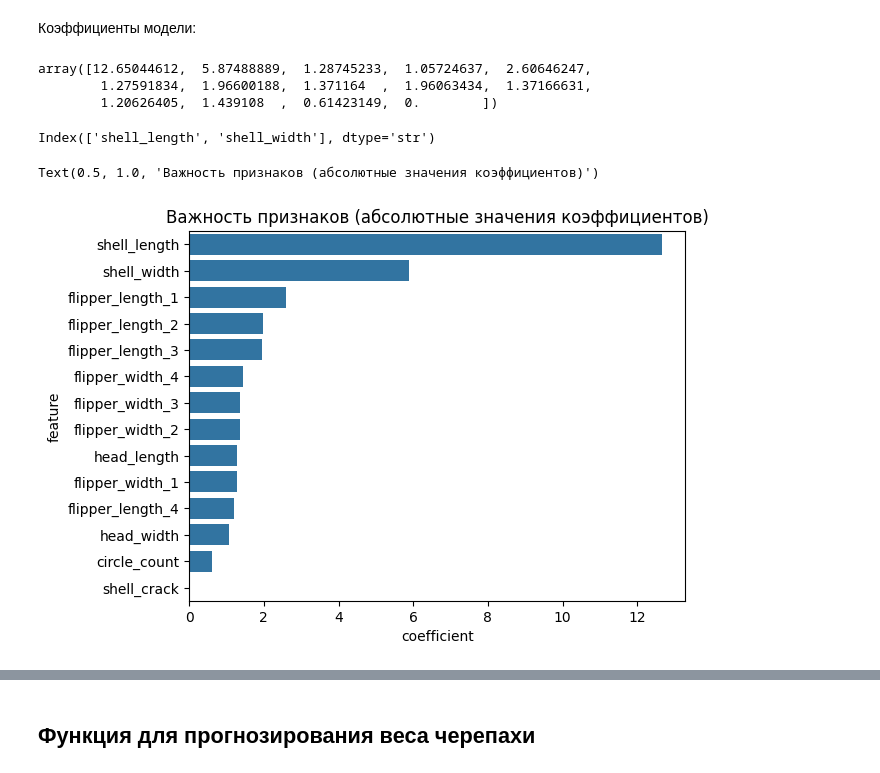
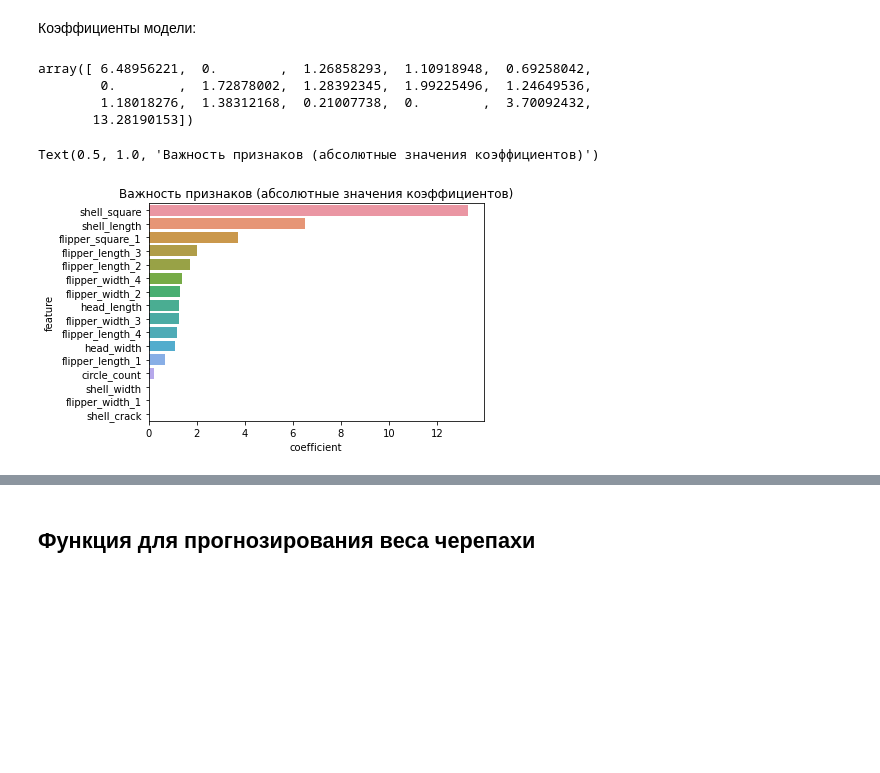
Before and after one commit to nikolai/practicum-turtles-weight-linear-regression, a Jupyter notebook: ngsmirnov_turtle_weight_prediction_model.ipynb, the cells around one changed output, grey strips where cells are left out. Cells and saved outputs as stored; diff of their text form; code cells hidden in the pictures; blank space fills up the shorter version.

```diff
--- a/ngsmirnov_turtle_weight_prediction_model.ipynb
+++ b/ngsmirnov_turtle_weight_prediction_model.ipynb
@@ -38,7 +113,8 @@ import requests
 # %% [markdown]
 Загрузим данные, если они отсутствуют в репозитории.
 # %%
-local_dataset_file = 'datasets/turtles.csv'
+local_path = 'datasets'
+local_dataset_file = f'{local_path}/turtles.csv'
 remote_dataset_url = 'https://code.s3.yandex.net/datasets/turtles.csv'
 def read_dataset_csv():
     return pd.read_csv(local_dataset_file, sep='\t', decimal=',')
@@ -46,6 +122,7 @@ def read_dataset_csv():
 try:
     df = read_dataset_csv()
 except FileNotFoundError:
+    os.makedirs(local_path, exist_ok=True)
     print(f'Файл не найден. Загружаем файл в {local_dataset_file} из {remote_dataset_url}')
     response = requests.get(remote_dataset_url)
     if response.status_code == 200:
@@ -630,3 +940,11 @@ plt.show()
+# %%
+df = df.drop(columns=[
+    'id',
+    'binomial_name',
+    'registration_number',
+    'measure_count',
+    'timestamp',
+])
 # %% [markdown]
 ### Вывод по исследовательскому анализу данных
 
@@ -948,22 +1332,26 @@ X_train_new_std, X_val_new_std, X_test_new_std = scale_data(
     X_train_new, X_val_new, X_test_new, method='standard'
 )
 
+new_sgd_model = SGDRegressor(
+    eta0=0.01,
+    max_iter=100,
+    loss='epsilon_insensitive',
+    random_state=RAND_STATE,
+    learning_rate='constant', # фиксированный шаг обучения
+    tol=1e-3,                 # критерий остановки по изменению ошибки
+    alpha=0.01,
+    penalty='l1',
+)
 merics_new = fit_predict_calc(
-    SGDRegressor(
-        eta0=0.01,
-        max_iter=100,
-        loss='epsilon_insensitive',
-        random_state=RAND_STATE,
-        learning_rate='constant', # фиксированный шаг обучения
-        tol=1e-3,                 # критерий остановки по изменению ошибки
-        alpha=0.01,
-        penalty='l1',
-    ),
+    new_sgd_model,
     X_train_new_std, y_train_new,
     X_val_new_std, y_val_new,
     model_name='new features',
     ds_name='std'
 )
+results.append(merics_new)
+df_results = pd.DataFrame(results)
+best_model = new_sgd_model
 merics_new
 # %% [output]
 {'model': 'new features',
@@ -1044,21 +1481,18 @@ calculate_metrics(y_test, y_test_pred)
 # %%
 best_model.coef_
 # %% [output]
-array([12.65044612,  5.87488889,  1.28745233,  1.05724637,  2.60646247,
-        1.27591834,  1.96600188,  1.371164  ,  1.96063434,  1.37166631,
-        1.20626405,  1.439108  ,  0.61423149,  0.        ])
+array([ 6.48956221,  0.        ,  1.26858293,  1.10918948,  0.69258042,
+        0.        ,  1.72878002,  1.28392345,  1.99225496,  1.24649536,
+        1.18018276,  1.38312168,  0.21007738,  0.        ,  3.70092432,
+       13.28190153])
-# %%
-df[FEATURE_COLS].columns[0: 2]
-# %% [output]
-Index(['shell_length', 'shell_width'], dtype='str')
 # %%
 feature_importance = pd.DataFrame({
-    'feature': X_train.columns,
+    'feature': X_train_new.columns,
     'coefficient': np.abs(best_model.coef_)
 }).sort_values('coefficient', ascending=False)
 
 sns.barplot(data=feature_importance, x='coefficient', y='feature')
 plt.title('Важность признаков (абсолютные значения коэффициентов)')
 # %% [output]
 Text(0.5, 1.0, 'Важность признаков (абсолютные значения коэффициентов)')
-[figure, old version]
+[figure, new version]
```
Also changed, not shown: parts of 66 cells of this notebook.
